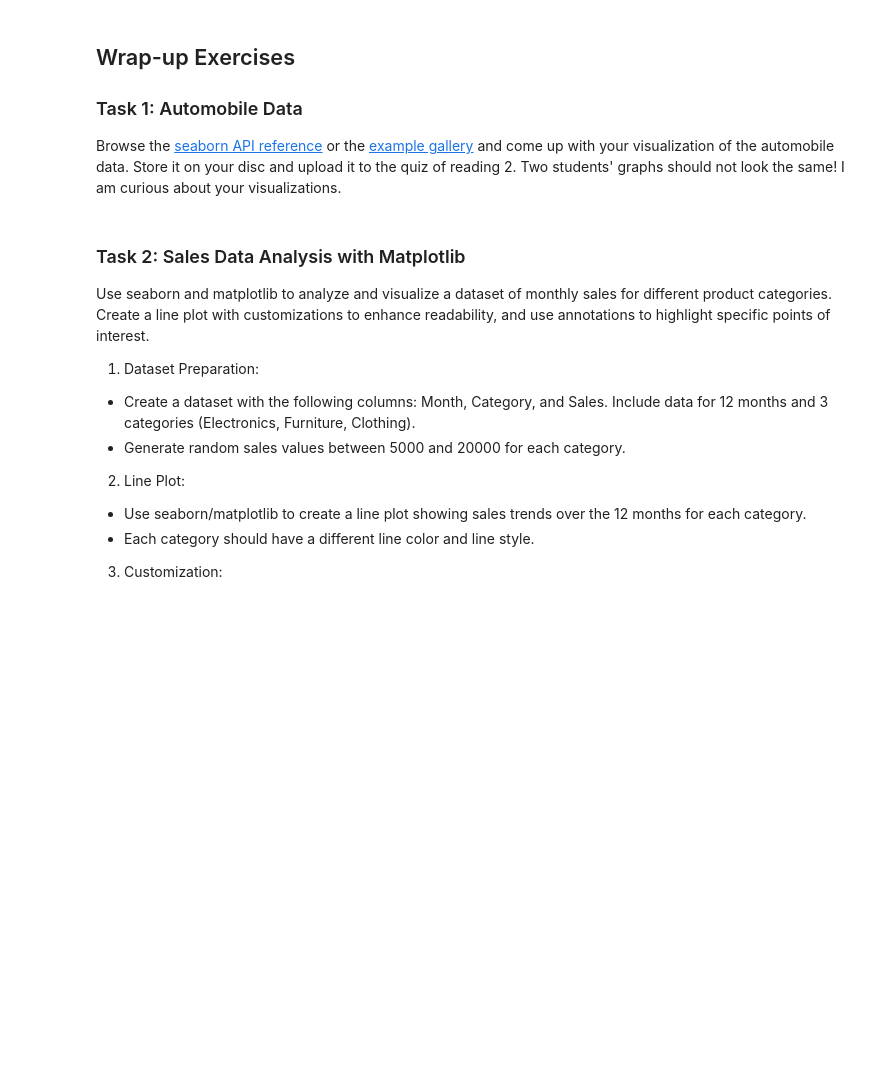
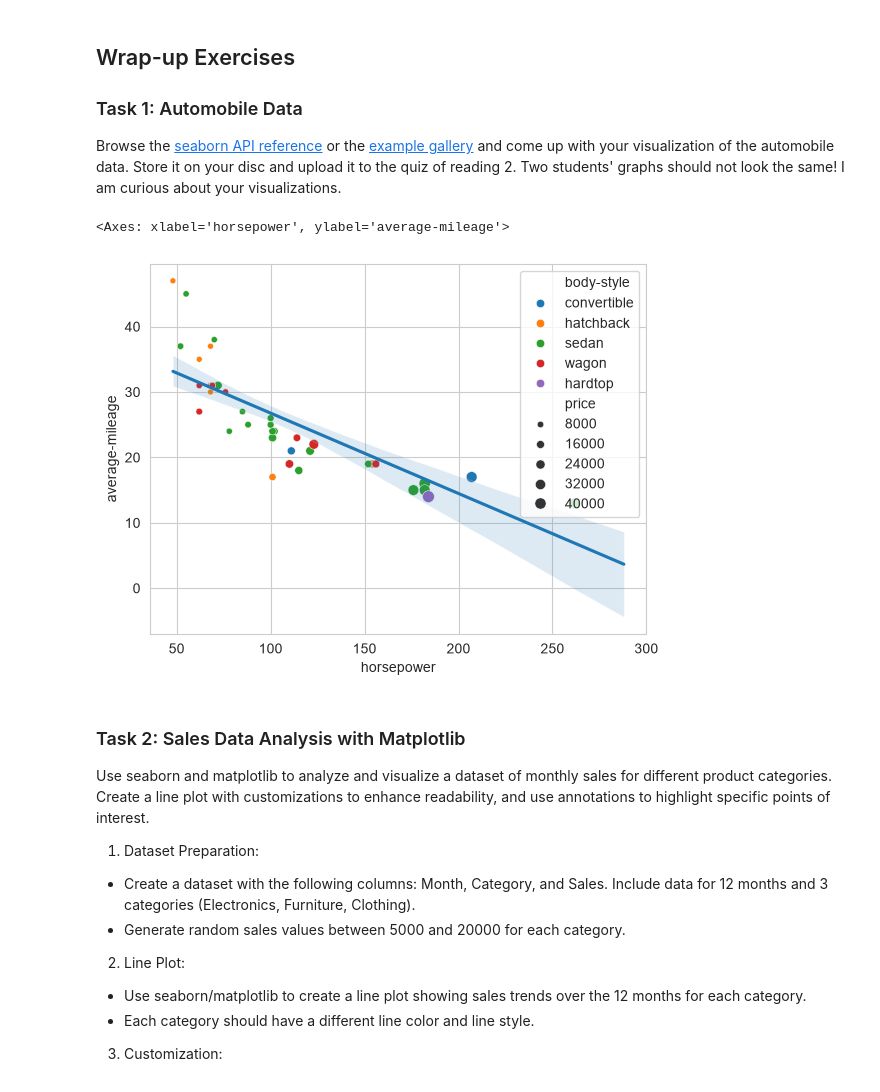
Before and after one commit to botascan/aaip, a Jupyter notebook: 04-MatplotlibSeaborn.ipynb, the cells around one changed output. Saved outputs shown, nothing was run; the diff lists cells and outputs as text; code cells hidden in the pictures; blank space fills up the shorter version.

```diff
--- a/04-MatplotlibSeaborn.ipynb
+++ b/04-MatplotlibSeaborn.ipynb
@@ -349,3 +377,12 @@ raise NotImplementedError()
+# %%
+# YOUR CODE HERE
+df = pd.read_csv('https://raw.githubusercontent.com/ADSLab-Salzburg/DataAnalysiswithPython/main/data/Automobile_data.csv', index_col=0)
+
+sns.scatterplot(data=df, x="horsepower", y="average-mileage", hue="body-style", size="price")
+sns.regplot(data=df, x="horsepower", y="average-mileage", scatter=False)
+# %% [output]
+<Axes: xlabel='horsepower', ylabel='average-mileage'>
+[figure, added]
 # %% [markdown]
 ### Task 2: Sales Data Analysis with Matplotlib
 
```
Also changed, not shown: parts of 15 cells of this notebook, 1 other file.
